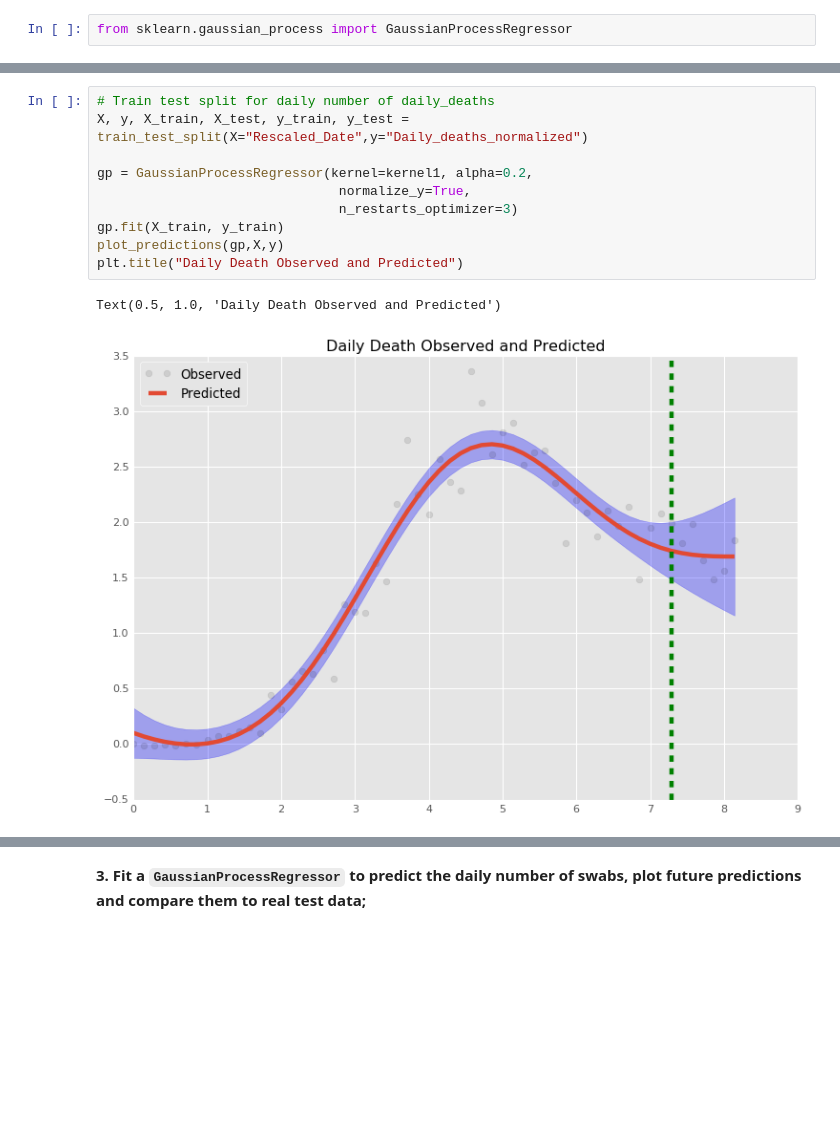
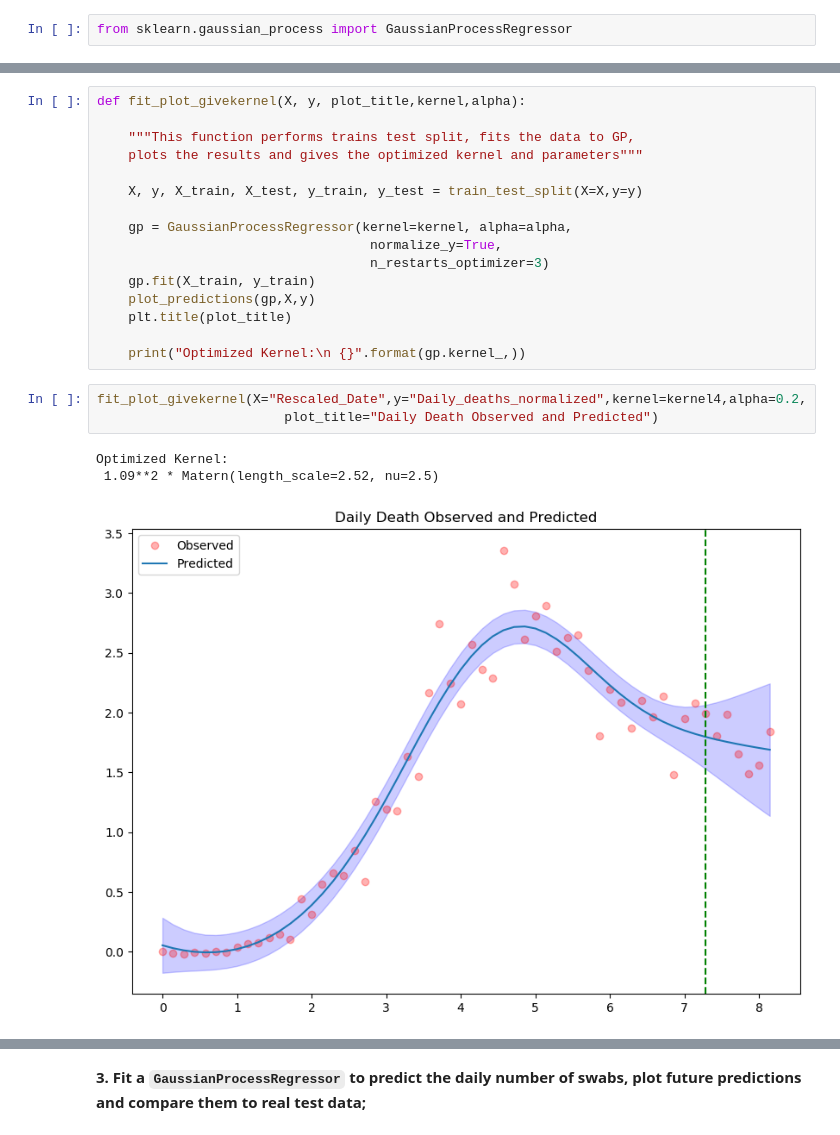
Before and after one commit to demirbilek95/statistical-machine-learning, a Jupyter notebook: homeworks/homework_05.ipynb, the cells around one changed output, grey strips where cells are left out. Drawn from its saved outputs; the diff is of its cells as text; blank space fills up the shorter version.

```diff
--- a/homeworks/homework_05.ipynb
+++ b/homeworks/homework_05.ipynb
@@ -178,16 +181,26 @@ def plot_predictions(gp, X:np.array, y:np.array, include_observed=True):
         plt.axvline(dates_to_idx(pd.to_datetime("2020-04-15")), linestyle='--', color='g')
     plt.legend(loc='upper left')
 # %%
-# Train test split for daily number of daily_deaths
-X, y, X_train, X_test, y_train, y_test = train_test_split(X="Rescaled_Date",y="Daily_deaths_normalized")
+def fit_plot_givekernel(X, y, plot_title,kernel,alpha):
 
-gp = GaussianProcessRegressor(kernel=kernel1, alpha=0.2,
-                               normalize_y=True,
-                               n_restarts_optimizer=3)
-gp.fit(X_train, y_train)
-plot_predictions(gp,X,y)
-plt.title("Daily Death Observed and Predicted")
+    """This function performs trains test split, fits the data to GP,
+    plots the results and gives the optimized kernel and parameters"""
+
+    X, y, X_train, X_test, y_train, y_test = train_test_split(X=X,y=y)
+
+    gp = GaussianProcessRegressor(kernel=kernel, alpha=alpha,
+                                   normalize_y=True,
+                                   n_restarts_optimizer=3)
+    gp.fit(X_train, y_train)
+    plot_predictions(gp,X,y)
+    plt.title(plot_title)
+
+    print("Optimized Kernel:\n {}".format(gp.kernel_,))
-# %% [output]
-Text(0.5, 1.0, 'Daily Death Observed and Predicted')
-[figure, removed]
+# %%
+fit_plot_givekernel(X="Rescaled_Date",y="Daily_deaths_normalized",kernel=kernel4,alpha=0.2,
+                        plot_title="Daily Death Observed and Predicted")
+# %% [output]
+Optimized Kernel:
+ 1.09**2 * Matern(length_scale=2.52, nu=2.5)
+[figure, added]
 # %%
```
Also changed, not shown: parts of 22 cells of this notebook, 1 other file.
